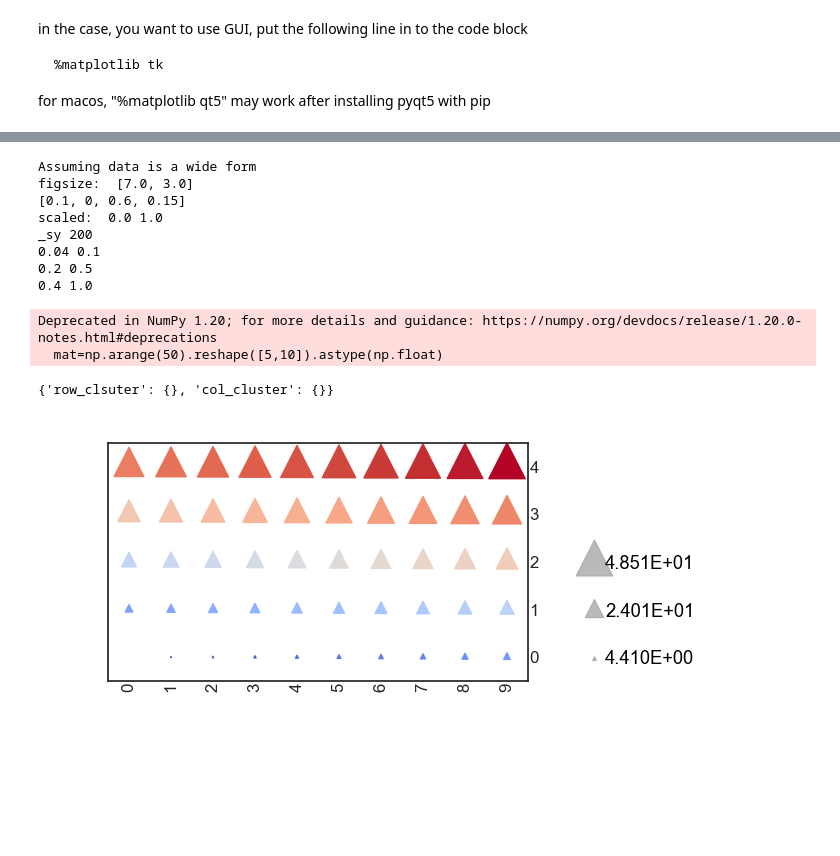
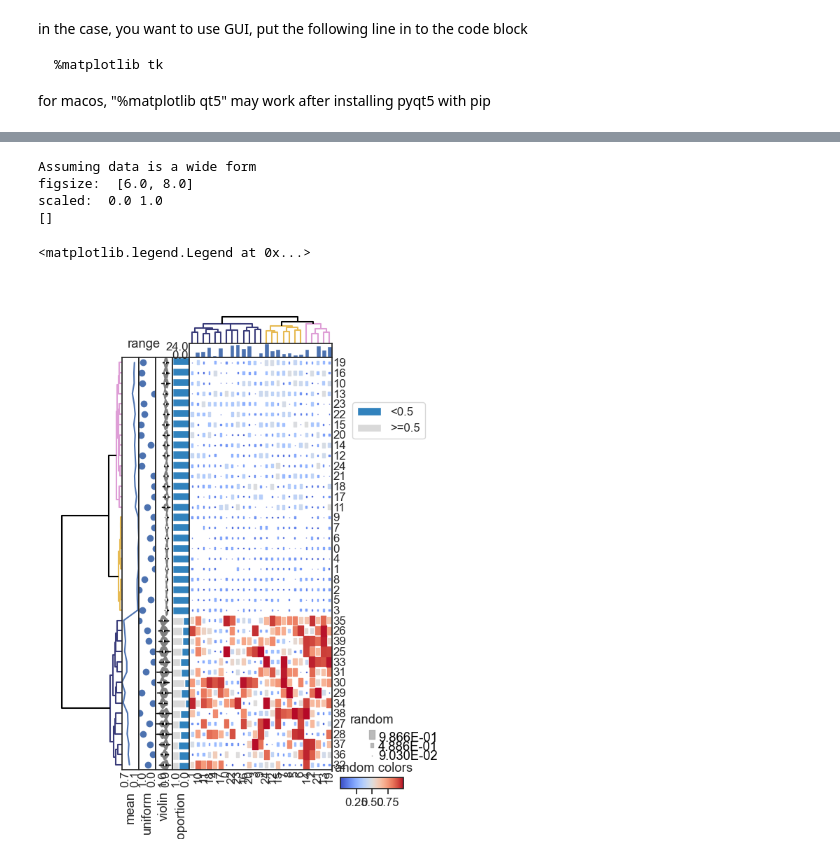
Before and after one commit to koonimaru/omniplot, a Jupyter notebook: ipynb/complex_clustermap.ipynb, the cells around one changed output, grey strips where cells are left out. Cells and saved outputs as stored; diff of their text form; code cells hidden in the pictures; blank space fills up the shorter version.

Commit message:
modified heatmap ipynb

```diff
--- a/ipynb/complex_clustermap.ipynb
+++ b/ipynb/complex_clustermap.ipynb
@@ -100,18 +88,32 @@ _sy 200
 # %%
-# op.heatmap(df, shape="circle", sizes=mat, edgecolor=None, approx_clusternum=3, row_split=True, ztranform=False)
-mat=np.arange(50).reshape([5,10]).astype(np.float)
-df=pd.DataFrame(mat)
-op.heatmap(df, shape="triangle", sizes=mat, row_cluster=False,col_cluster=False, edgecolor=None, approx_clusternum=3, ztranform=False, row_split=True)
+res=op.heatmap(df, sizes=mat, size_title="random",cbar_title="random colors",
+               # col_split=True,
+               row_plot={"mean": mat.mean(axis=1)},
+               row_scatter={"uniform": np.random.uniform(size=mat.shape[0])},
+               row_axis=2,
+               col_bar={"range": np.arange(mat.shape[1])},
+
+               edgecolor=None, approx_clusternum=3, ztranform=False)
+
+_mat=mat[res["rowsort"]]
+
+ax=res["axes"]["row_0"]
+op.violinplot2(_mat, ax=ax,orientation="horizontal")
+ax.set_xlabel("violin")
+ax.set_ylim(-0.5, mat.shape[0]-0.5)
+
+ax=res["axes"]["row_1"]
+_df=pd.DataFrame({"<0.5":np.sum(_mat<0.5, axis=1),">=0.5":np.sum(_mat>=0.5, axis=1)})
+op.stacked_barplot_num(df=_df, ax=ax,orientation="horizontal", show_values=False, show_legend=False)
+ax.invert_yaxis()
+ax.set_xlabel("proportion")
+ax.set_yticks([])
+h, l = ax.get_legend_handles_labels()
+res["axes"]["row_legend0"].legend(h, l, loc="upper right", bbox_to_anchor=[1.5,1])
 # %% [output]
 Assuming data is a wide form
-figsize:  [7.0, 3.0]
-[0.1, 0, 0.6, 0.15]
+figsize:  [6.0, 8.0]
 scaled:  0.0 1.0
-_sy 200
-0.04 0.1
-0.2 0.5
-0.4 1.0
+[]
-Deprecated in NumPy 1.20; for more details and guidance: https://numpy.org/devdocs/release/1.20.0-notes.html#deprecations
-  mat=np.arange(50).reshape([5,10]).astype(np.float)
+<matplotlib.legend.Legend at 0x...>
-{'row_clsuter': {}, 'col_cluster': {}}
-[figure, old version]
+[figure, new version]
```
Also changed, not shown: parts of 7 cells of this notebook, 3 other files.
